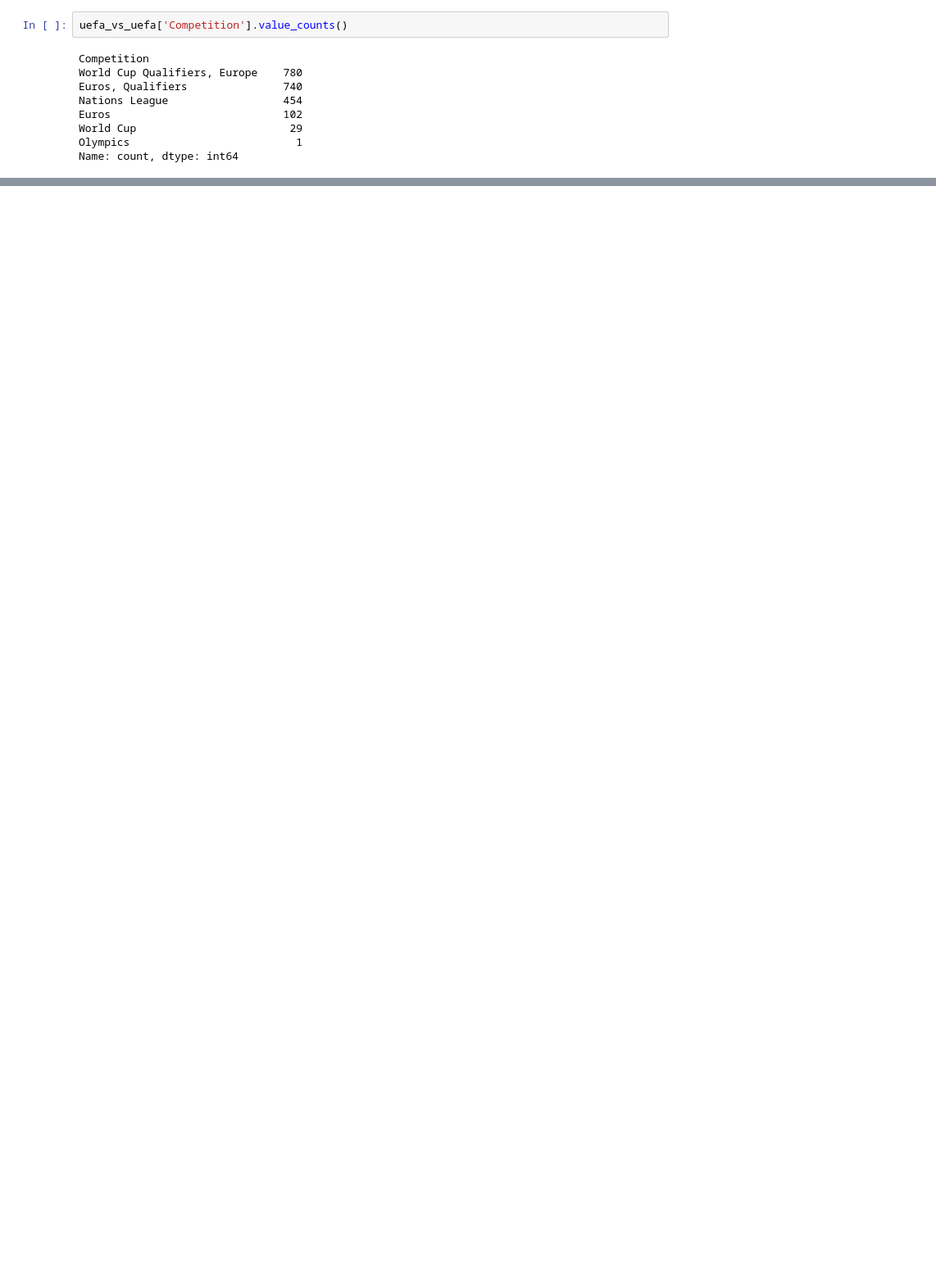
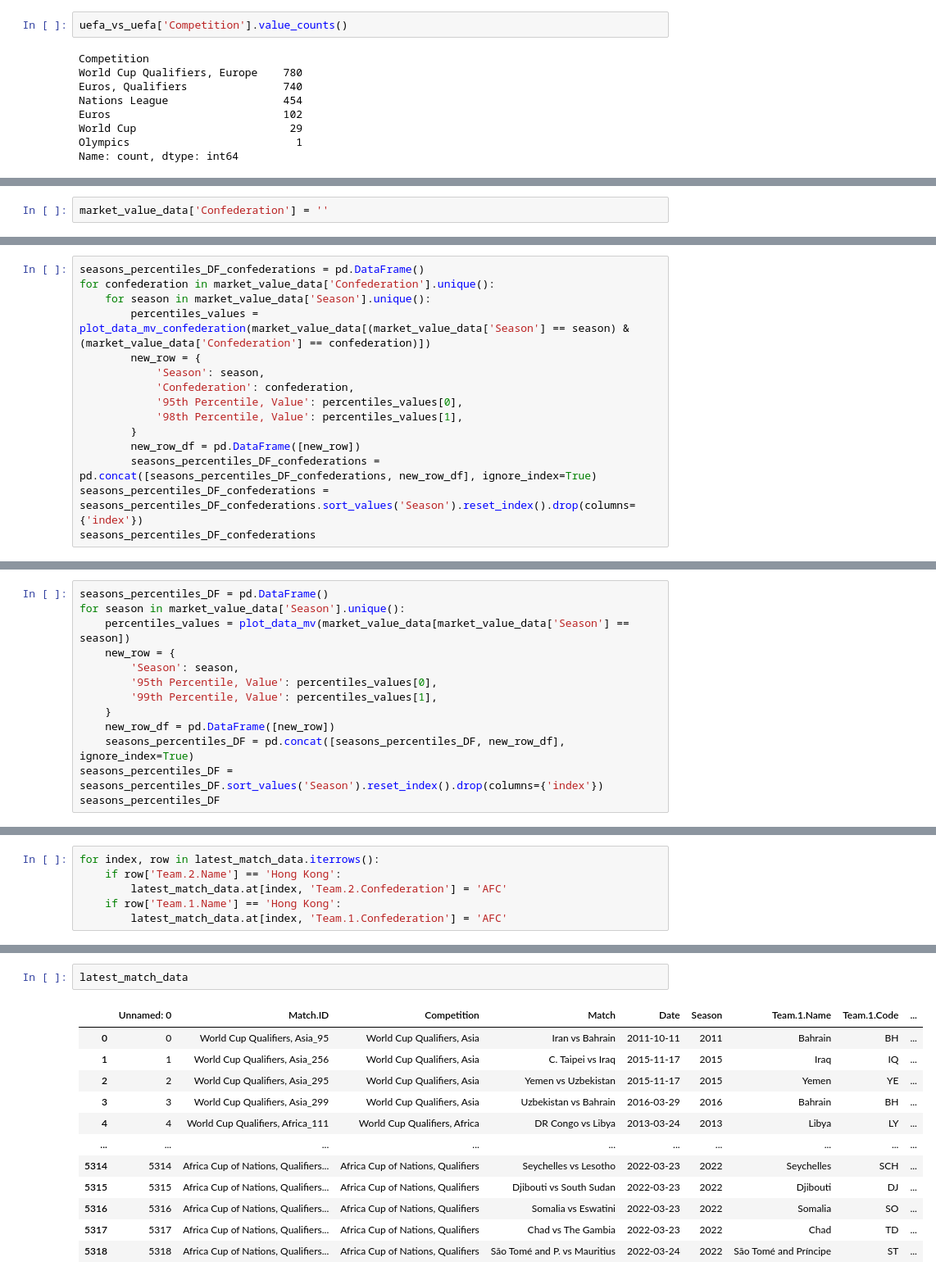
Before and after one commit to finnlsmith/footy_project_market_value_rankings, a Jupyter notebook: Analysis_Q1/create_cross_section_scripts.ipynb, the cells around one changed output, grey strips where cells are left out. Shown at 82% size. Saved outputs shown, nothing was run; the diff lists cells and outputs as text; blank space fills up the shorter version.

```diff
--- a/Analysis_Q1/create_cross_section_scripts.ipynb
+++ b/Analysis_Q1/create_cross_section_scripts.ipynb
@@ -750,0 +860,2 @@ win_pct_stats
+# %%
+market_value_data['Confederation'] = ''
@@ -750,0 +911,15 @@ win_pct_stats
+# %%
+seasons_percentiles_DF_confederations = pd.DataFrame()
+for confederation in market_value_data['Confederation'].unique():
+    for season in market_value_data['Season'].unique():
+        percentiles_values = plot_data_mv_confederation(market_value_data[(market_value_data['Season'] == season) & (market_value_data['Confederation'] == confederation)])
+        new_row = {
+            'Season': season,
+            'Confederation': confederation,
+            '95th Percentile, Value': percentiles_values[0],
+            '98th Percentile, Value': percentiles_values[1],
+        }
+        new_row_df = pd.DataFrame([new_row])
+        seasons_percentiles_DF_confederations = pd.concat([seasons_percentiles_DF_confederations, new_row_df], ignore_index=True)
+seasons_percentiles_DF_confederations = seasons_percentiles_DF_confederations.sort_values('Season').reset_index().drop(columns={'index'})
+seasons_percentiles_DF_confederations
@@ -750,0 +940,13 @@ win_pct_stats
+# %%
+seasons_percentiles_DF = pd.DataFrame()
+for season in market_value_data['Season'].unique():
+    percentiles_values = plot_data_mv(market_value_data[market_value_data['Season'] == season])
+    new_row = {
+        'Season': season,
+        '95th Percentile, Value': percentiles_values[0],
+        '99th Percentile, Value': percentiles_values[1],
+    }
+    new_row_df = pd.DataFrame([new_row])
+    seasons_percentiles_DF = pd.concat([seasons_percentiles_DF, new_row_df], ignore_index=True)
+seasons_percentiles_DF = seasons_percentiles_DF.sort_values('Season').reset_index().drop(columns={'index'})
+seasons_percentiles_DF
@@ -750,0 +968,6 @@ win_pct_stats
+# %%
+for index, row in latest_match_data.iterrows():
+    if row['Team.2.Name'] == 'Hong Kong':
+        latest_match_data.at[index, 'Team.2.Confederation'] = 'AFC'
+    if row['Team.1.Name'] == 'Hong Kong':
+        latest_match_data.at[index, 'Team.1.Confederation'] = 'AFC'
@@ -750,0 +1059,15 @@ win_pct_stats
+# %%
+latest_match_data
+# %% [output]
+|  | Unnamed: 0 | Match.ID | Competition | Match | Date | Season | Team.1.Name | Team.1.Code | ... |
+| 0 | 0 | World Cup Qualifiers, Asia_95 | World Cup Qualifiers, Asia | Iran vs Bahrain | 2011-10-11 | 2011 | Bahrain | BH | ... |
+| 1 | 1 | World Cup Qualifiers, Asia_256 | World Cup Qualifiers, Asia | C. Taipei vs Iraq | 2015-11-17 | 2015 | Iraq | IQ | ... |
+| 2 | 2 | World Cup Qualifiers, Asia_295 | World Cup Qualifiers, Asia | Yemen vs Uzbekistan | 2015-11-17 | 2015 | Yemen | YE | ... |
+| 3 | 3 | World Cup Qualifiers, Asia_299 | World Cup Qualifiers, Asia | Uzbekistan vs Bahrain | 2016-03-29 | 2016 | Bahrain | BH | ... |
+| 4 | 4 | World Cup Qualifiers, Africa_111 | World Cup Qualifiers, Africa | DR Congo vs Libya | 2013-03-24 | 2013 | Libya | LY | ... |
+| ... | ... | ... | ... | ... | ... | ... | ... | ... | ... |
+| 5314 | 5314 | Africa Cup of Nations, Qualifiers... | Africa Cup of Nations, Qualifiers | Seychelles vs Lesotho | 2022-03-23 | 2022 | Seychelles | SCH | ... |
+| 5315 | 5315 | Africa Cup of Nations, Qualifiers... | Africa Cup of Nations, Qualifiers | Djibouti vs South Sudan | 2022-03-23 | 2022 | Djibouti | DJ | ... |
+| 5316 | 5316 | Africa Cup of Nations, Qualifiers... | Africa Cup of Nations, Qualifiers | Somalia vs Eswatini | 2022-03-23 | 2022 | Somalia | SO | ... |
+| 5317 | 5317 | Africa Cup of Nations, Qualifiers... | Africa Cup of Nations, Qualifiers | Chad vs The Gambia | 2022-03-23 | 2022 | Chad | TD | ... |
+| 5318 | 5318 | Africa Cup of Nations, Qualifiers... | Africa Cup of Nations, Qualifiers | São Tomé and P. vs Mauritius | 2022-03-24 | 2022 | São Tomé and Príncipe | ST | ... |
```
Also changed, not shown: parts of 14 cells of this notebook, 34 other files.
